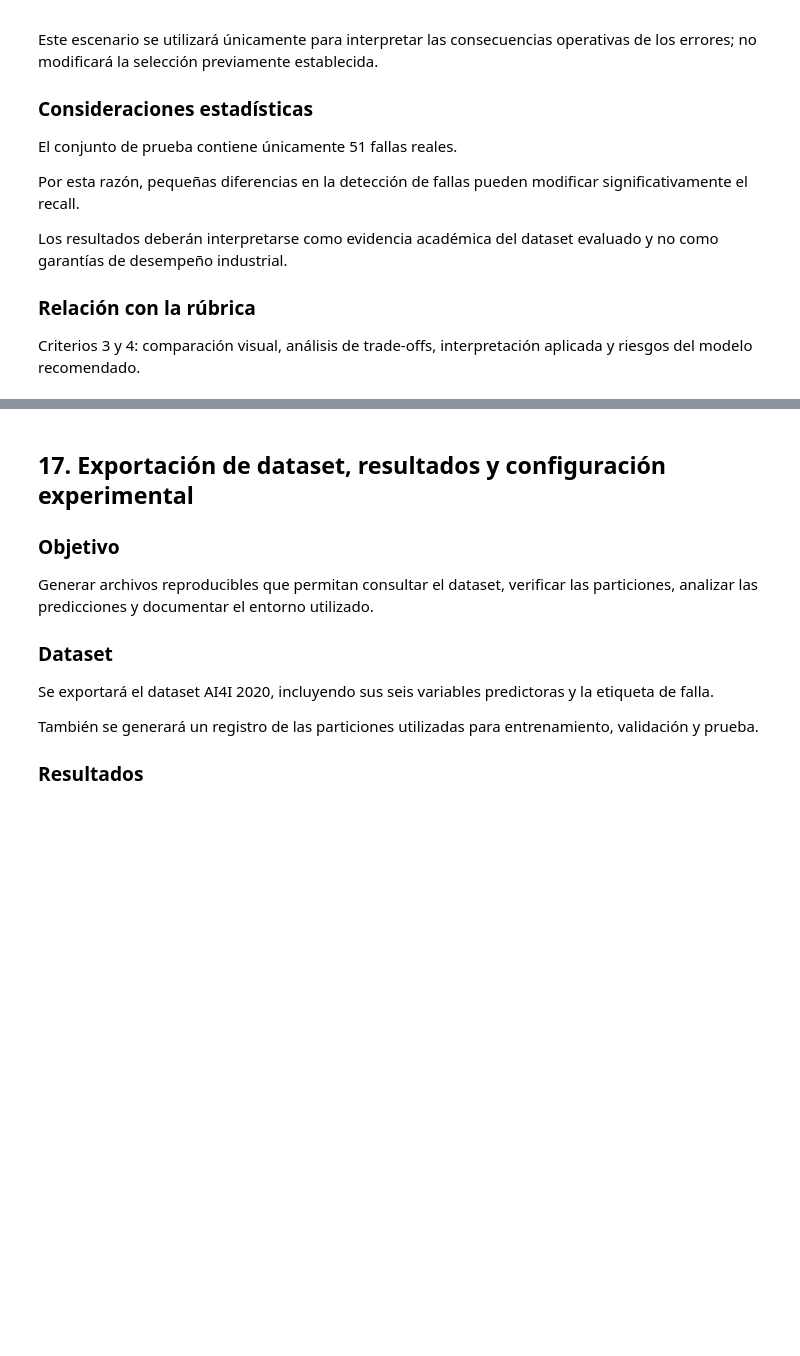
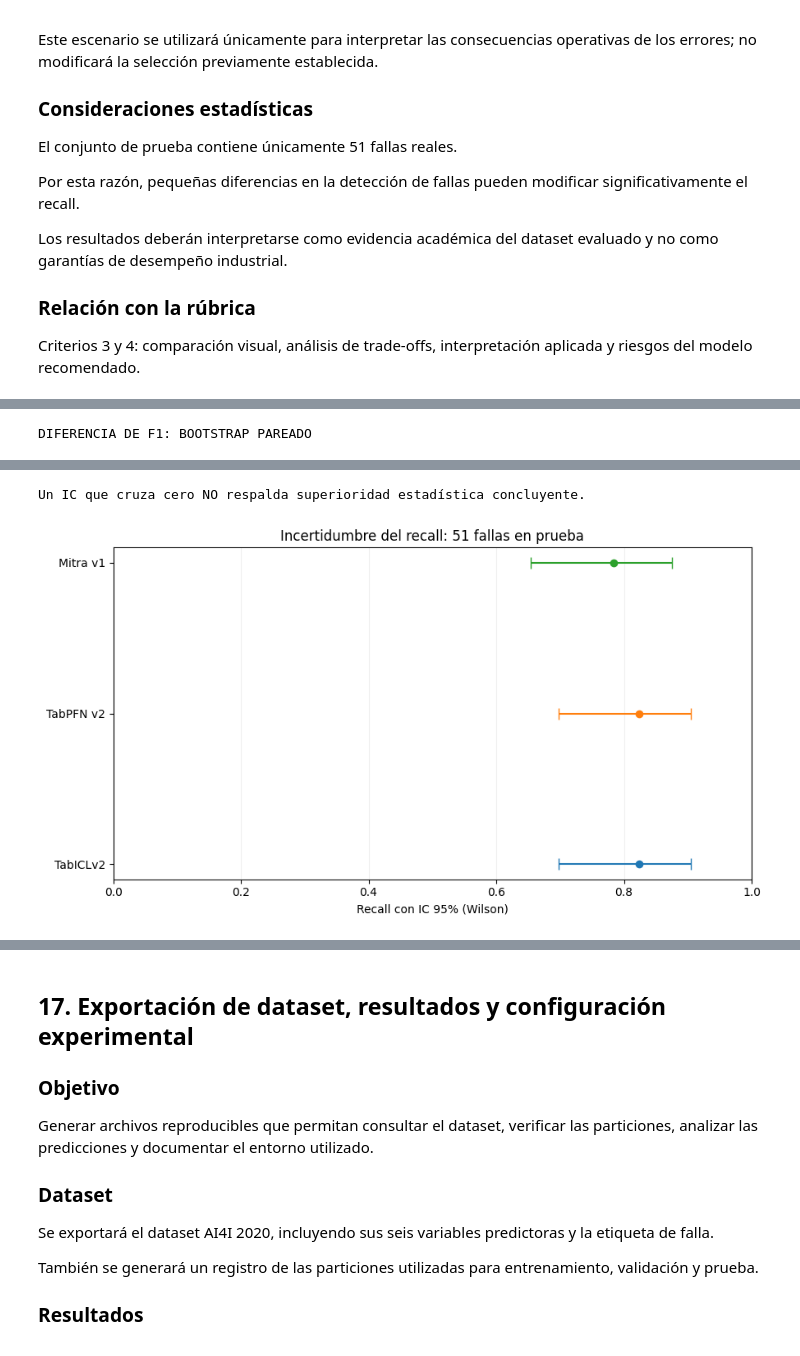
Before and after one commit to isaaccg88/PredictiveMaintenance-AI-Activity4, a Jupyter notebook: notebooks/PredictiveMaintenance_Actividad4.ipynb, the cells around one changed output, grey strips where cells are left out. Saved outputs shown, nothing was run; the diff lists cells and outputs as text; code cells hidden in the pictures; blank space fills up the shorter version.

```diff
--- a/notebooks/PredictiveMaintenance_Actividad4.ipynb
+++ b/notebooks/PredictiveMaintenance_Actividad4.ipynb
@@ -2175,6 +2206,7 @@ print("1/3 - Evaluando TabICLv2...")
 
 modelo_t1 = TabICLClassifier(
     device="cuda",
+    checkpoint_version="tabicl-classifier-v2-20260212.ckpt",
     n_estimators=4,
     batch_size=2,
     random_state=SEED
@@ -2553,0 +2592,76 @@ Se mantiene la selección previamente establecida.
+# %%
+# BLOQUE 16.1 - INCERTIDUMBRE ESTADÍSTICA, SIN REENTRENAMIENTO
+from math import sqrt
+import numpy as np
+import pandas as pd
+import matplotlib.pyplot as plt
+
+def wilson_interval(k, n, z=1.959963984540054):
+    if n == 0: return (np.nan, np.nan)
+    p = k / n
+    d = 1 + z*z/n
+    center = (p + z*z/(2*n)) / d
+    m = z * sqrt((p*(1-p)+z*z/(4*n))/n)/d
+    return (max(0,center-m), min(1,center+m))
+
+n_fallas = int(np.sum(y_test.to_numpy() == 1))
+assert n_fallas == 51
+filas_ic = []
+for _, r in resultados_test.iterrows():
+    inferior, superior = wilson_interval(int(r["TP"]), n_fallas)
+    filas_ic.append({
+        "Modelo":r["Modelo"],"Fallas reales":n_fallas,
+        "Fallas detectadas":int(r["TP"]),"Recall":float(r["Recall"]),
+        "IC95 inferior":inferior,"IC95 superior":superior,
+        "Método":"Wilson binomial; aproximación descriptiva"
+    })
+intervalos_recall = pd.DataFrame(filas_ic)
+print("INTERVALOS DE RECALL (IC 95% WILSON)")
+display(intervalos_recall.round(4))
+
+# Bootstrap pareado del delta de F1 (TabICLv2 - TabPFN v2).
+rng = np.random.default_rng(42)
+verdad = y_test.to_numpy(dtype=int)
+pa = np.asarray(predicciones_test["TabICLv2"],dtype=int)
+pb = np.asarray(predicciones_test["TabPFN v2"],dtype=int)
+bootstrap_deltas = []
+def f1_bin(y,p):
+    tp = int(np.sum((y==1)&(p==1)))
+    fp = int(np.sum((y==0)&(p==1)))
+    fn = int(np.sum((y==1)&(p==0)))
+    return 2*tp/(2*tp+fp+fn) if 2*tp+fp+fn else 0.0
+for _ in range(2000):
+    indices = rng.integers(0,len(verdad),len(verdad))
+    bootstrap_deltas.append(
+        f1_bin(verdad[indices],pa[indices]) -
+        f1_bin(verdad[indices],pb[indices])
+    )
+delta_obs = f1_bin(verdad,pa)-f1_bin(verdad,pb)
+limites = np.quantile(bootstrap_deltas,[0.025,0.975])
+comparacion_bootstrap = pd.DataFrame([{
+    "Comparación":"TabICLv2 - TabPFN v2",
+    "Métrica":"Diferencia de F1-score",
+    "Delta observado":delta_obs,
+    "IC95 bootstrap inferior":limites[0],
+    "IC95 bootstrap superior":limites[1],
+    "Repeticiones":2000,
+    "Semilla":42,
+    "Método":"Bootstrap pareado percentil por registros"
+}])
+print("DIFERENCIA DE F1: BOOTSTRAP PAREADO")
+display(comparacion_bootstrap.round(4))
+print("Un IC que cruza cero NO respalda superioridad estadística concluyente.")
+
+fig,ax=plt.subplots(figsize=(9,5))
+for j,r in intervalos_recall.iterrows():
+    p=float(r["Recall"])
+    ax.errorbar(p,j,xerr=[[p-r["IC95 inferior"]],[r["IC95 superior"]-p]],
+                fmt="o",capsize=5)
+ax.set_yticks(range(len(intervalos_recall)),intervalos_recall["Modelo"])
+ax.set_xlim(0,1);ax.set_xlabel("Recall con IC 95% (Wilson)")
+ax.set_title("Incertidumbre del recall: 51 fallas en prueba")
+ax.grid(axis="x",alpha=.2)
+plt.tight_layout()
+plt.savefig(FIG_DIR/"12_intervalos_recall.svg")
+plt.show()
+# %% [output]
@@ -2553,0 +2673 @@ Se mantiene la selección previamente establecida.
+DIFERENCIA DE F1: BOOTSTRAP PAREADO
@@ -2553,0 +2676,2 @@ Se mantiene la selección previamente establecida.
+Un IC que cruza cero NO respalda superioridad estadística concluyente.
+[figure, added]
```
Also changed, not shown: parts of 20 cells of this notebook, 18 other files.
